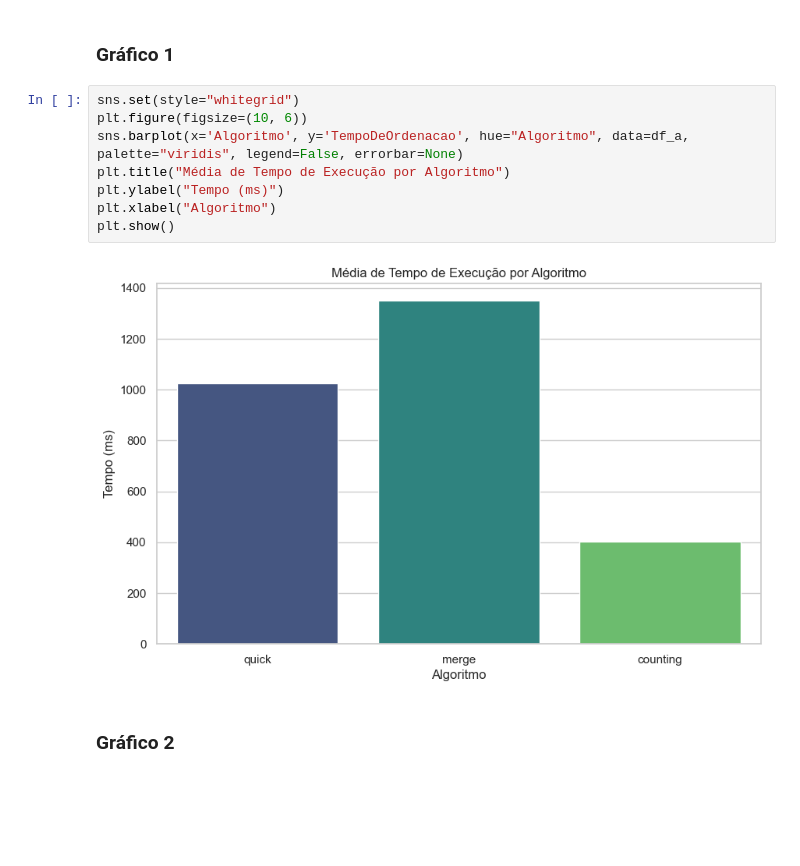
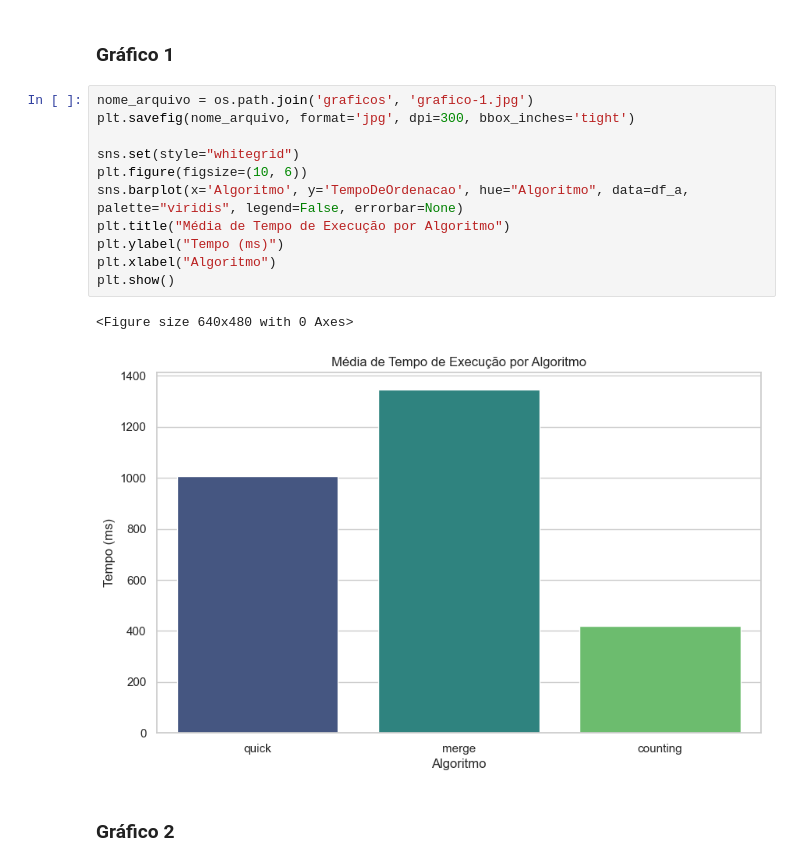
Before and after one commit to BrunSouza/ADS-Pratica-3, a Jupyter notebook: pc-laboratorio/questao-1/analises.ipynb, the cells around one changed output. Drawn from its saved outputs; the diff is of its cells as text; blank space fills up the shorter version.

```diff
--- a/pc-laboratorio/questao-1/analises.ipynb
+++ b/pc-laboratorio/questao-1/analises.ipynb
@@ -56,15 +58,19 @@ Abaixo estão alguns gráficos que representam bem a diferença de eficiência e
 # %% [markdown]
 ### Gráfico 1
 # %%
+nome_arquivo = os.path.join('graficos', 'grafico-1.jpg')
+plt.savefig(nome_arquivo, format='jpg', dpi=300, bbox_inches='tight')
+
 sns.set(style="whitegrid")
 plt.figure(figsize=(10, 6))
 sns.barplot(x='Algoritmo', y='TempoDeOrdenacao', hue="Algoritmo", data=df_a, palette="viridis", legend=False, errorbar=None)
 plt.title("Média de Tempo de Execução por Algoritmo")
 plt.ylabel("Tempo (ms)")
 plt.xlabel("Algoritmo")
 plt.show()
 # %% [output]
+<Figure size 640x480 with 0 Axes>
-[figure, old version]
+[figure, new version]
 # %% [markdown]
 ### Gráfico 2
 # %%
```
Also changed, not shown: parts of 8 cells of this notebook, 5 other files.
